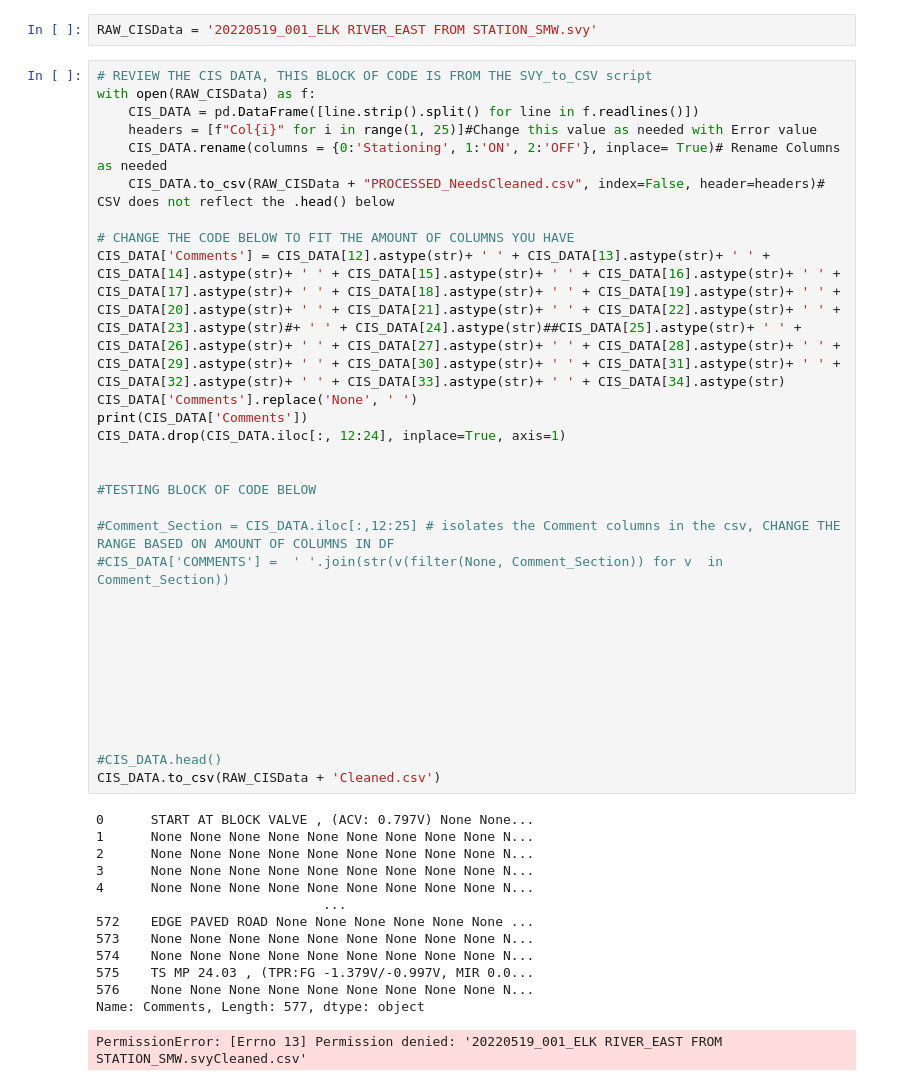
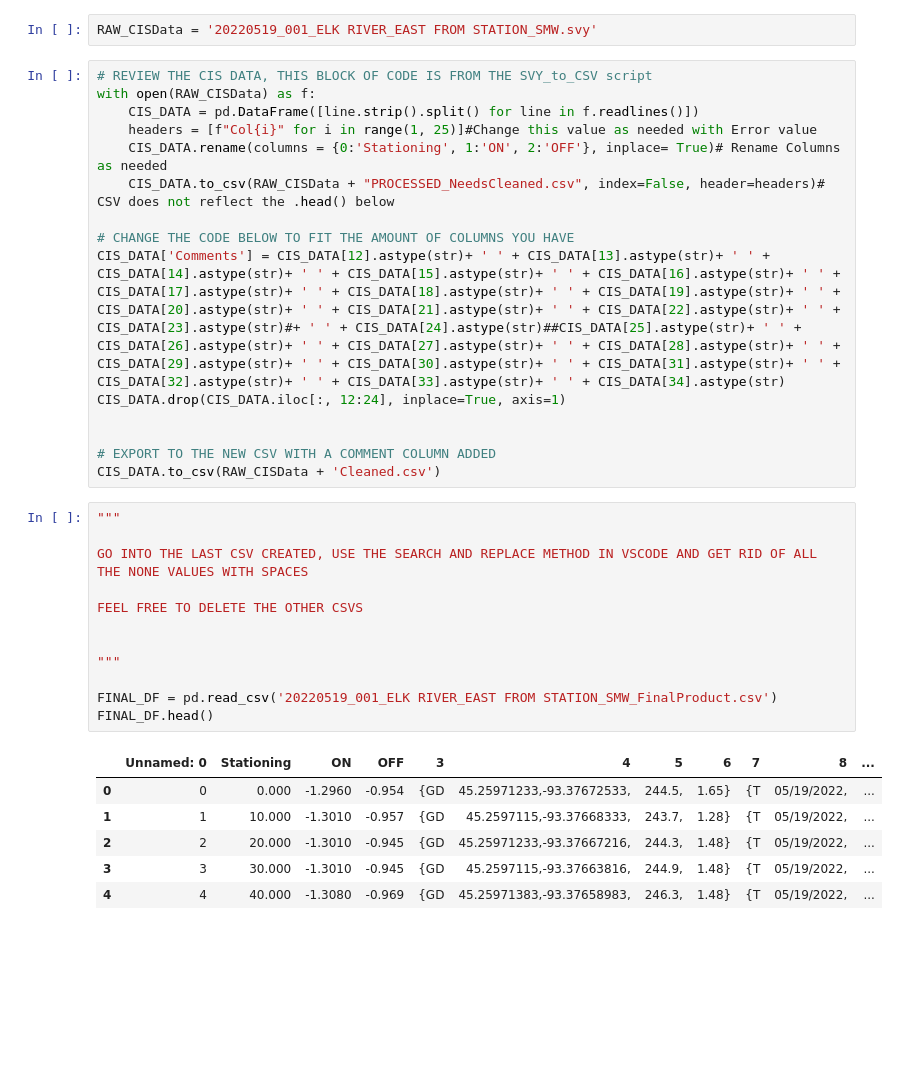
Before and after one commit to Cwrightstone/CIS-Grapher, a Jupyter notebook: CIS GRAPHER_v1.ipynb, the cells around one changed output. Drawn from its saved outputs; the diff is of its cells as text; blank space fills up the shorter version.

```diff
--- a/CIS GRAPHER_v1.ipynb
+++ b/CIS GRAPHER_v1.ipynb
@@ -24,38 +24,28 @@ with open(RAW_CISData) as f:
 
 # CHANGE THE CODE BELOW TO FIT THE AMOUNT OF COLUMNS YOU HAVE
 CIS_DATA['Comments'] = CIS_DATA[12].astype(str)+ ' ' + CIS_DATA[13].astype(str)+ ' ' + CIS_DATA[14].astype(str)+ ' ' + CIS_DATA[15].astype(str)+ ' ' + CIS_DATA[16].astype(str)+ ' ' + CIS_DATA[17].astype(str)+ ' ' + CIS_DATA[18].astype(str)+ ' ' + CIS_DATA[19].astype(str)+ ' ' + CIS_DATA[20].astype(str)+ ' ' + CIS_DATA[21].astype(str)+ ' ' + CIS_DATA[22].astype(str)+ ' ' +  CIS_DATA[23].astype(str)#+ ' ' + CIS_DATA[24].astype(str)##CIS_DATA[25].astype(str)+ ' ' + CIS_DATA[26].astype(str)+ ' ' + CIS_DATA[27].astype(str)+ ' ' + CIS_DATA[28].astype(str)+ ' ' + CIS_DATA[29].astype(str)+ ' ' + CIS_DATA[30].astype(str)+ ' ' + CIS_DATA[31].astype(str)+ ' ' + CIS_DATA[32].astype(str)+ ' ' + CIS_DATA[33].astype(str)+ ' ' + CIS_DATA[34].astype(str)
-CIS_DATA['Comments'].replace('None', ' ')
-print(CIS_DATA['Comments'])
 CIS_DATA.drop(CIS_DATA.iloc[:, 12:24], inplace=True, axis=1)
 
 
-#TESTING BLOCK OF CODE BELOW
-
-#Comment_Section = CIS_DATA.iloc[:,12:25] # isolates the Comment columns in the csv, CHANGE THE RANGE BASED ON AMOUNT OF COLUMNS IN DF
-#CIS_DATA['COMMENTS'] =  ' '.join(str(v(filter(None, Comment_Section)) for v  in Comment_Section))
-
-
-
-
-
-
-
-
-
-#CIS_DATA.head()
+# EXPORT TO THE NEW CSV WITH A COMMENT COLUMN ADDED
 CIS_DATA.to_csv(RAW_CISData + 'Cleaned.csv')
-# %% [output]
-0      START AT BLOCK VALVE , (ACV: 0.797V) None None...
-1      None None None None None None None None None N...
-2      None None None None None None None None None N...
-3      None None None None None None None None None N...
-4      None None None None None None None None None N...
-                             ...
-572    EDGE PAVED ROAD None None None None None None ...
-573    None None None None None None None None None N...
-574    None None None None None None None None None N...
-575    TS MP 24.03 , (TPR:FG -1.379V/-0.997V, MIR 0.0...
-576    None None None None None None None None None N...
-Name: Comments, Length: 577, dtype: object
-PermissionError: [Errno 13] Permission denied: '20220519_001_ELK RIVER_EAST FROM STATION_SMW.svyCleaned.csv'
+# %%
+"""
+
+GO INTO THE LAST CSV CREATED, USE THE SEARCH AND REPLACE METHOD IN VSCODE AND GET RID OF ALL THE NONE VALUES WITH SPACES
+
+FEEL FREE TO DELETE THE OTHER CSVS
+
+
+"""
+
+FINAL_DF = pd.read_csv('20220519_001_ELK RIVER_EAST FROM STATION_SMW_FinalProduct.csv')
+FINAL_DF.head()
+# %% [output]
+|  | Unnamed: 0 | Stationing | ON | OFF | 3 | 4 | 5 | 6 | 7 | 8 | ... |
+| 0 | 0 | 0.000 | -1.2960 | -0.954 | {GD | 45.25971233,-93.37672533, | 244.5, | 1.65} | {T | 05/19/2022, | ... |
+| 1 | 1 | 10.000 | -1.3010 | -0.957 | {GD | 45.2597115,-93.37668333, | 243.7, | 1.28} | {T | 05/19/2022, | ... |
+| 2 | 2 | 20.000 | -1.3010 | -0.945 | {GD | 45.25971233,-93.37667216, | 244.3, | 1.48} | {T | 05/19/2022, | ... |
+| 3 | 3 | 30.000 | -1.3010 | -0.945 | {GD | 45.2597115,-93.37663816, | 244.9, | 1.48} | {T | 05/19/2022, | ... |
+| 4 | 4 | 40.000 | -1.3080 | -0.969 | {GD | 45.25971383,-93.37658983, | 246.3, | 1.48} | {T | 05/19/2022, | ... |
 # %%
```
Also changed, not shown: parts of 1 cell of this notebook.
